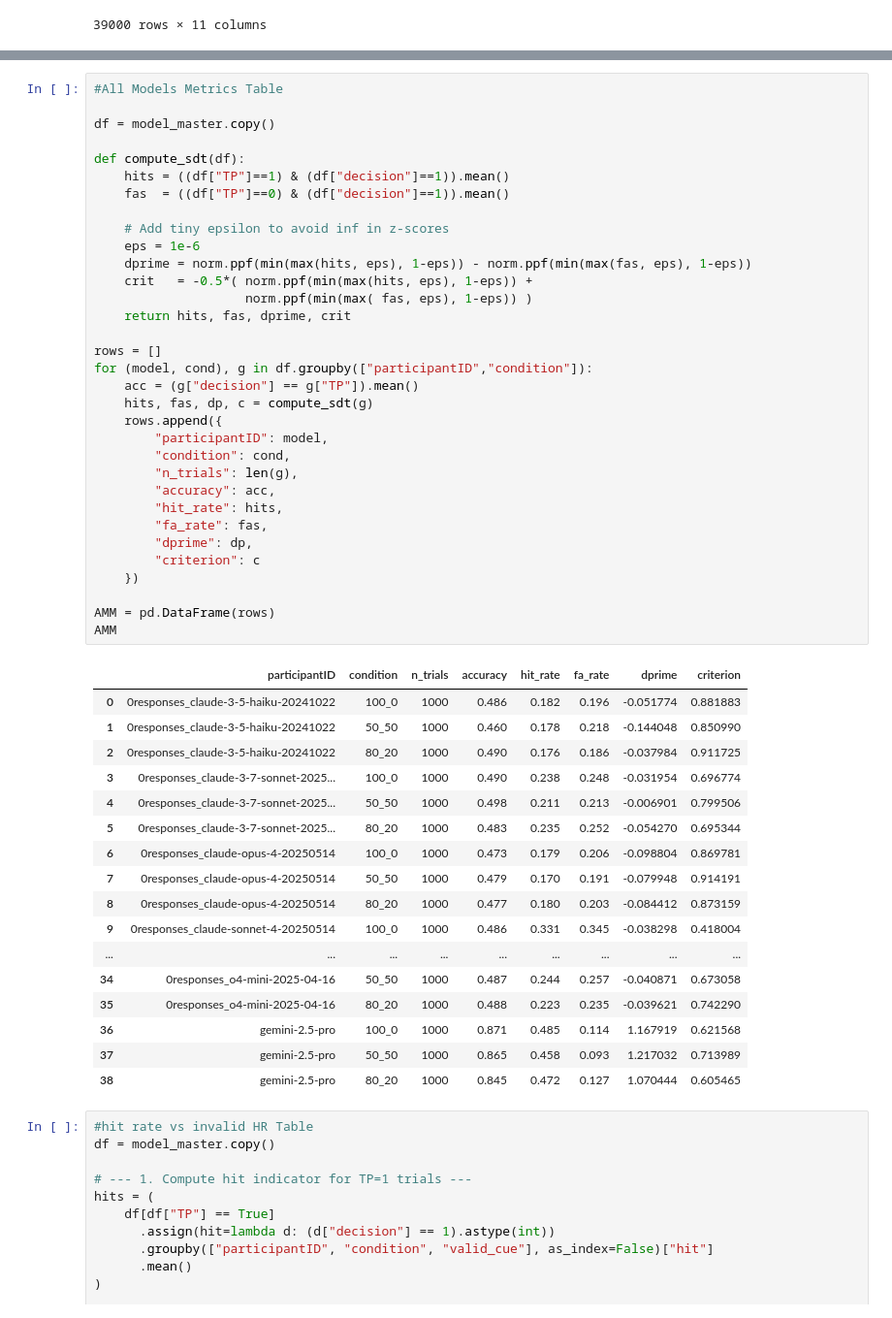
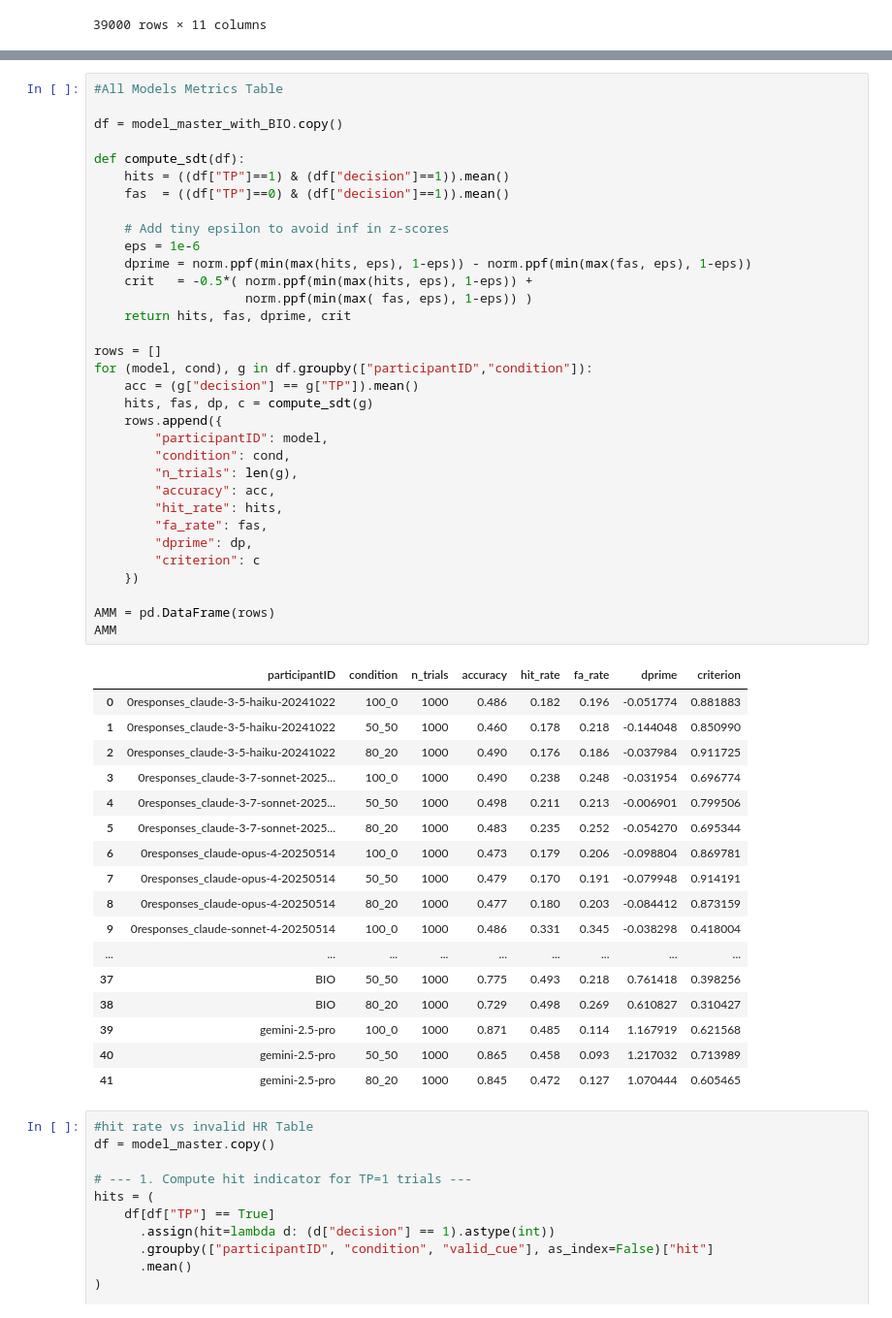
Before and after one commit to AdamRychtecky8/Flexible-Wisdom, a Jupyter notebook: notebooks/Model_exploration.ipynb, the cells around one changed output, grey strips where cells are left out. Shown at 97% size. Cells and saved outputs as stored; diff of their text form.

```diff
--- a/notebooks/Model_exploration.ipynb
+++ b/notebooks/Model_exploration.ipynb
@@ -81,7 +192,7 @@ display(model_master)
 # %%
 #All Models Metrics Table
 
-df = model_master.copy()
+df = model_master_with_BIO.copy()
 
 def compute_sdt(df):
     hits = ((df["TP"]==1) & (df["decision"]==1)).mean()
@@ -97,38 +208,38 @@ def compute_sdt(df):
 rows = []
 for (model, cond), g in df.groupby(["participantID","condition"]):
     acc = (g["decision"] == g["TP"]).mean()
     hits, fas, dp, c = compute_sdt(g)
     rows.append({
         "participantID": model,
         "condition": cond,
         "n_trials": len(g),
         "accuracy": acc,
         "hit_rate": hits,
         "fa_rate": fas,
         "dprime": dp,
         "criterion": c
     })
 
 AMM = pd.DataFrame(rows)
 AMM
 # %% [output]
 |  | participantID | condition | n_trials | accuracy | hit_rate | fa_rate | dprime | criterion |
 | 0 | 0responses_claude-3-5-haiku-20241022 | 100_0 | 1000 | 0.486 | 0.182 | 0.196 | -0.051774 | 0.881883 |
 | 1 | 0responses_claude-3-5-haiku-20241022 | 50_50 | 1000 | 0.460 | 0.178 | 0.218 | -0.144048 | 0.850990 |
 | 2 | 0responses_claude-3-5-haiku-20241022 | 80_20 | 1000 | 0.490 | 0.176 | 0.186 | -0.037984 | 0.911725 |
 | 3 | 0responses_claude-3-7-sonnet-2025... | 100_0 | 1000 | 0.490 | 0.238 | 0.248 | -0.031954 | 0.696774 |
 | 4 | 0responses_claude-3-7-sonnet-2025... | 50_50 | 1000 | 0.498 | 0.211 | 0.213 | -0.006901 | 0.799506 |
 | 5 | 0responses_claude-3-7-sonnet-2025... | 80_20 | 1000 | 0.483 | 0.235 | 0.252 | -0.054270 | 0.695344 |
 | 6 | 0responses_claude-opus-4-20250514 | 100_0 | 1000 | 0.473 | 0.179 | 0.206 | -0.098804 | 0.869781 |
 | 7 | 0responses_claude-opus-4-20250514 | 50_50 | 1000 | 0.479 | 0.170 | 0.191 | -0.079948 | 0.914191 |
 | 8 | 0responses_claude-opus-4-20250514 | 80_20 | 1000 | 0.477 | 0.180 | 0.203 | -0.084412 | 0.873159 |
 | 9 | 0responses_claude-sonnet-4-20250514 | 100_0 | 1000 | 0.486 | 0.331 | 0.345 | -0.038298 | 0.418004 |
 | ... | ... | ... | ... | ... | ... | ... | ... | ... |
-| 34 | 0responses_o4-mini-2025-04-16 | 50_50 | 1000 | 0.487 | 0.244 | 0.257 | -0.040871 | 0.673058 |
-| 35 | 0responses_o4-mini-2025-04-16 | 80_20 | 1000 | 0.488 | 0.223 | 0.235 | -0.039621 | 0.742290 |
-| 36 | gemini-2.5-pro | 100_0 | 1000 | 0.871 | 0.485 | 0.114 | 1.167919 | 0.621568 |
-| 37 | gemini-2.5-pro | 50_50 | 1000 | 0.865 | 0.458 | 0.093 | 1.217032 | 0.713989 |
-| 38 | gemini-2.5-pro | 80_20 | 1000 | 0.845 | 0.472 | 0.127 | 1.070444 | 0.605465 |
+| 37 | BIO | 50_50 | 1000 | 0.775 | 0.493 | 0.218 | 0.761418 | 0.398256 |
+| 38 | BIO | 80_20 | 1000 | 0.729 | 0.498 | 0.269 | 0.610827 | 0.310427 |
+| 39 | gemini-2.5-pro | 100_0 | 1000 | 0.871 | 0.485 | 0.114 | 1.167919 | 0.621568 |
+| 40 | gemini-2.5-pro | 50_50 | 1000 | 0.865 | 0.458 | 0.093 | 1.217032 | 0.713989 |
+| 41 | gemini-2.5-pro | 80_20 | 1000 | 0.845 | 0.472 | 0.127 | 1.070444 | 0.605465 |
 # %%
 #hit rate vs invalid HR Table
 df = model_master.copy()
```
Also changed, not shown: parts of 5 cells of this notebook, 1 other file.
